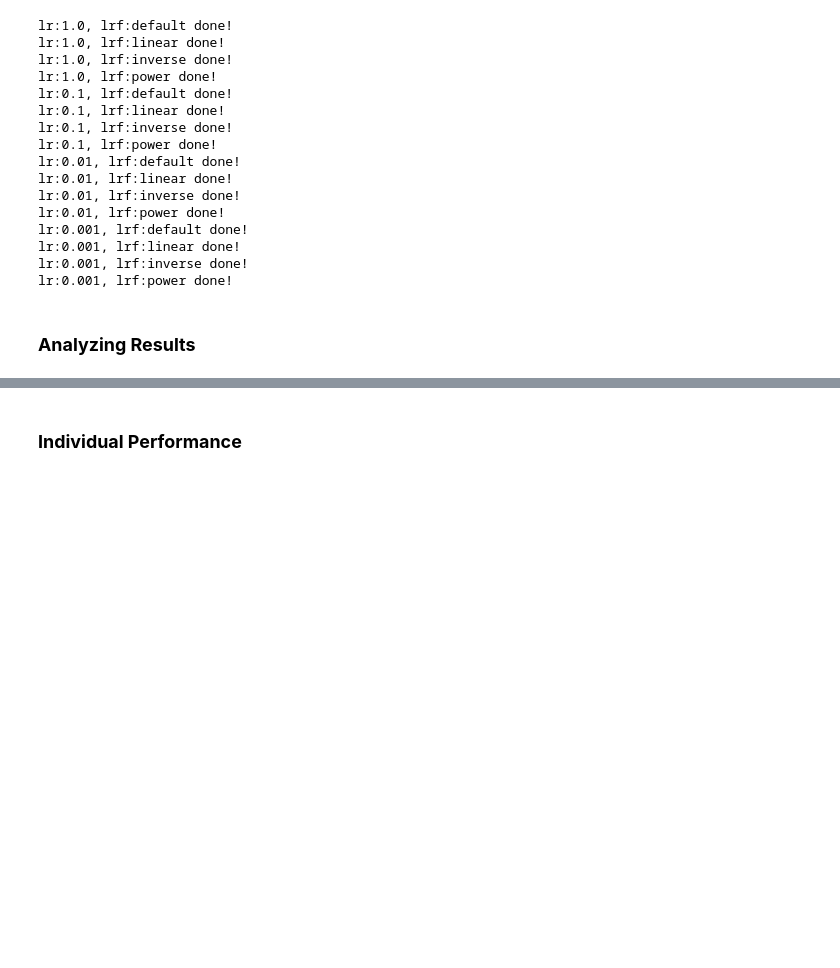
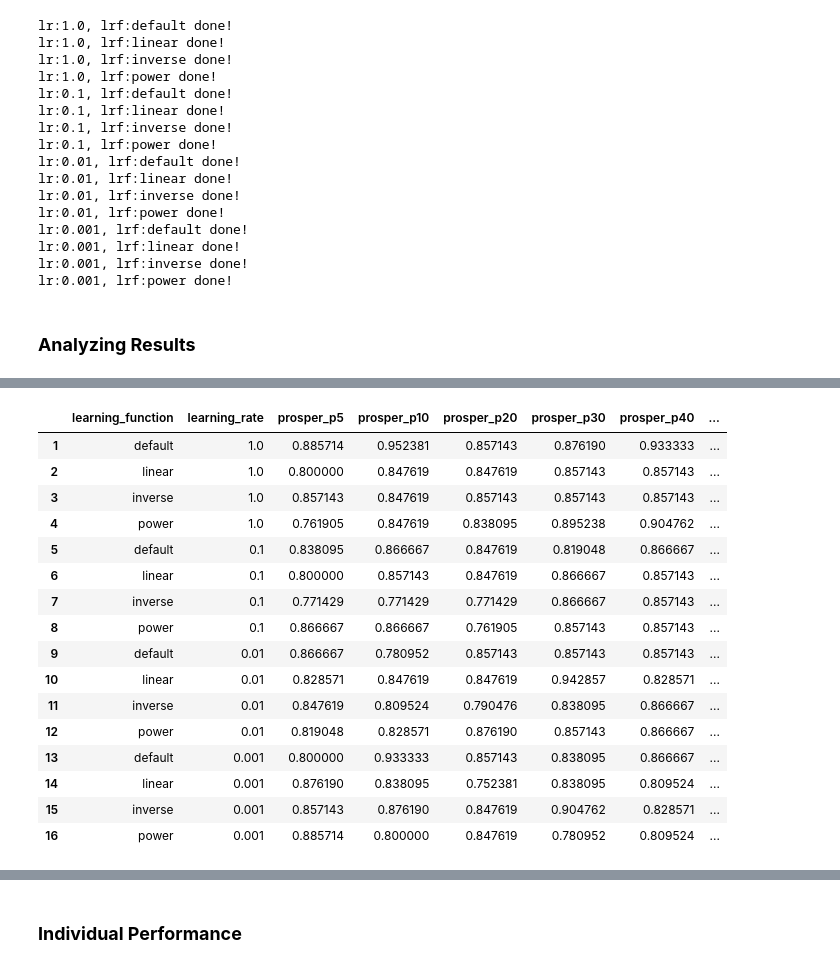
Before and after one commit to richardjonker2000/TMBD-Project-3, a Jupyter notebook: SOM1A.ipynb, the cells around one changed output, grey strips where cells are left out. Saved outputs shown, nothing was run; the diff lists cells and outputs as text; code cells hidden in the pictures; blank space fills up the shorter version.

```diff
--- a/SOM1A.ipynb
+++ b/SOM1A.ipynb
@@ -514,3 +540,23 @@ results_df[results_df.index.isin(max_rows)]
+# %%
+results_df
+# %% [output]
+|  | learning_function | learning_rate | prosper_p5 | prosper_p10 | prosper_p20 | prosper_p30 | prosper_p40 | ... |
+| 1 | default | 1.0 | 0.885714 | 0.952381 | 0.857143 | 0.876190 | 0.933333 | ... |
+| 2 | linear | 1.0 | 0.800000 | 0.847619 | 0.847619 | 0.857143 | 0.857143 | ... |
+| 3 | inverse | 1.0 | 0.857143 | 0.847619 | 0.857143 | 0.857143 | 0.857143 | ... |
+| 4 | power | 1.0 | 0.761905 | 0.847619 | 0.838095 | 0.895238 | 0.904762 | ... |
+| 5 | default | 0.1 | 0.838095 | 0.866667 | 0.847619 | 0.819048 | 0.866667 | ... |
+| 6 | linear | 0.1 | 0.800000 | 0.857143 | 0.847619 | 0.866667 | 0.857143 | ... |
+| 7 | inverse | 0.1 | 0.771429 | 0.771429 | 0.771429 | 0.866667 | 0.857143 | ... |
+| 8 | power | 0.1 | 0.866667 | 0.866667 | 0.761905 | 0.857143 | 0.857143 | ... |
+| 9 | default | 0.01 | 0.866667 | 0.780952 | 0.857143 | 0.857143 | 0.857143 | ... |
+| 10 | linear | 0.01 | 0.828571 | 0.847619 | 0.847619 | 0.942857 | 0.828571 | ... |
+| 11 | inverse | 0.01 | 0.847619 | 0.809524 | 0.790476 | 0.838095 | 0.866667 | ... |
+| 12 | power | 0.01 | 0.819048 | 0.828571 | 0.876190 | 0.857143 | 0.866667 | ... |
+| 13 | default | 0.001 | 0.800000 | 0.933333 | 0.857143 | 0.838095 | 0.866667 | ... |
+| 14 | linear | 0.001 | 0.876190 | 0.838095 | 0.752381 | 0.838095 | 0.809524 | ... |
+| 15 | inverse | 0.001 | 0.857143 | 0.876190 | 0.847619 | 0.904762 | 0.828571 | ... |
+| 16 | power | 0.001 | 0.885714 | 0.800000 | 0.847619 | 0.780952 | 0.809524 | ... |
 # %%
 # Minimum
 """
```
Also changed, not shown: parts of 14 cells of this notebook, 4 other files.
